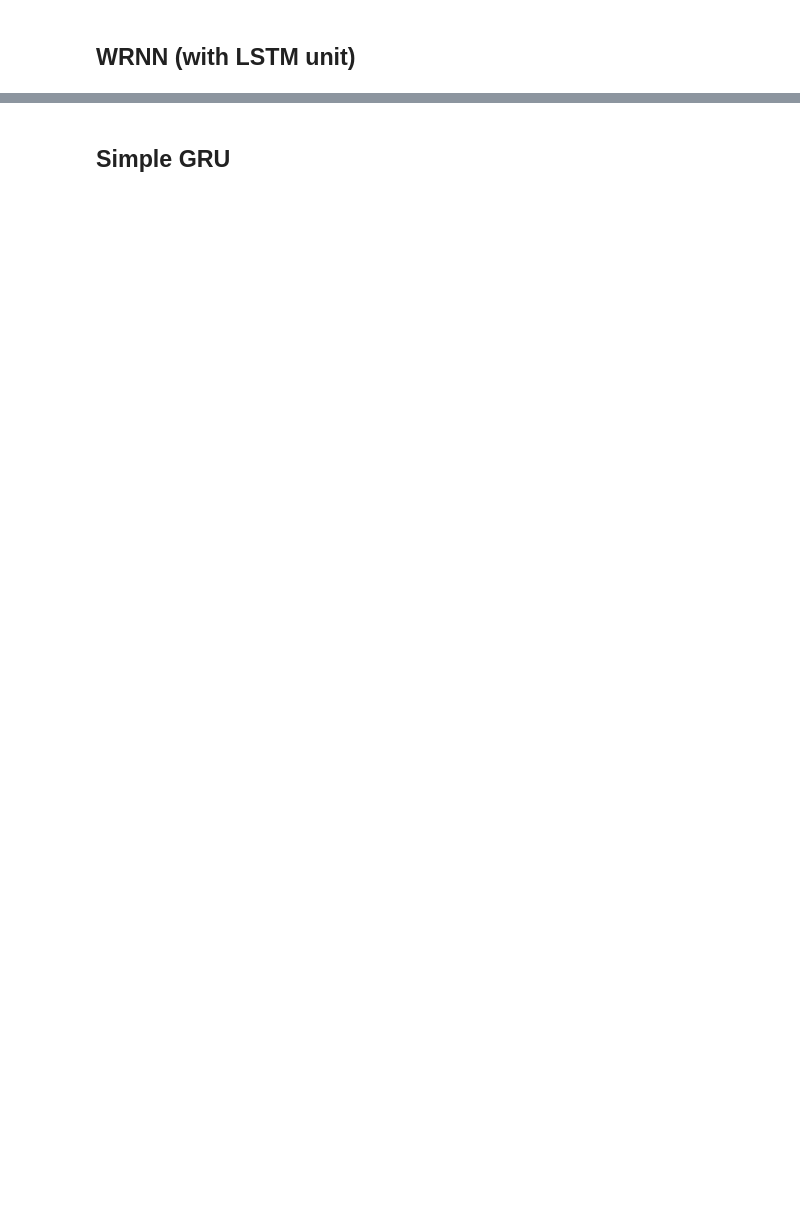
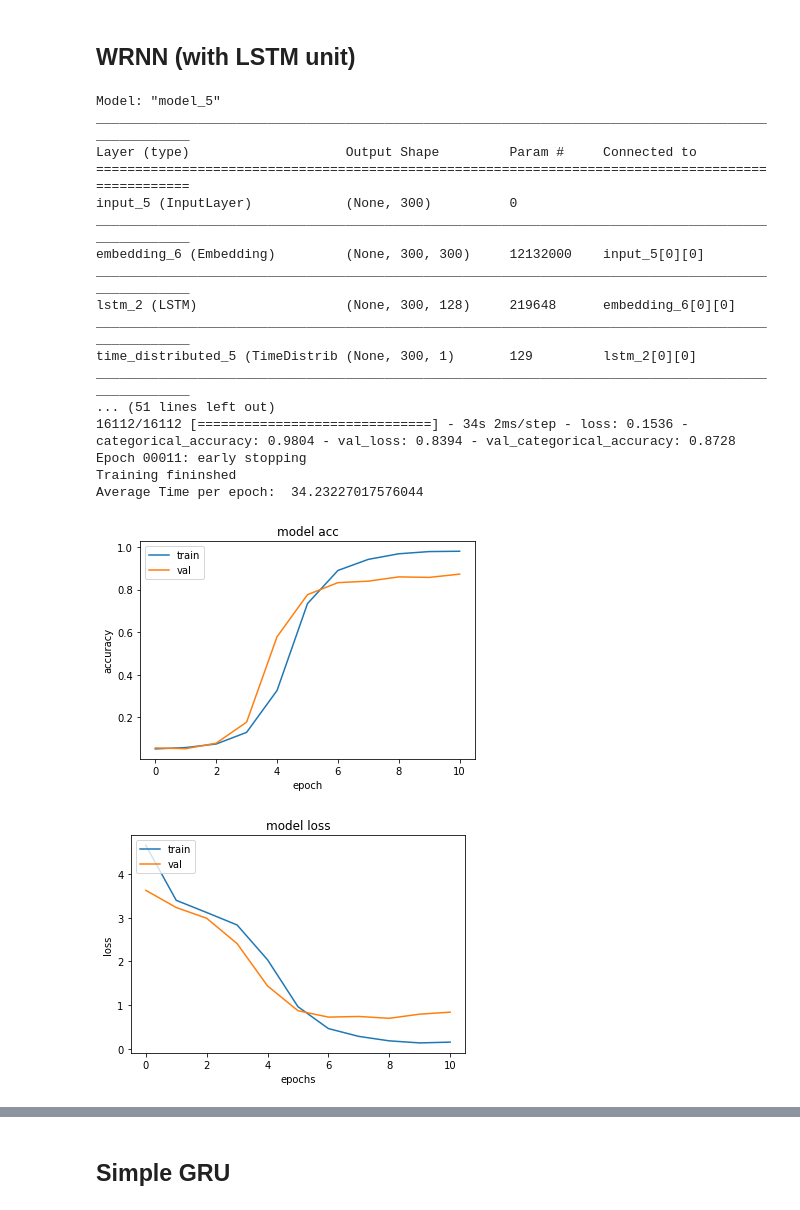
Before and after one commit to QuickLearner171998/Weighted-RNN-for-News-Text-Classification, a Jupyter notebook: WRNN_News_Text_Classification.ipynb, the cells around one changed output, grey strips where cells are left out. Saved outputs shown, nothing was run; the diff lists cells and outputs as text; code cells hidden in the pictures; blank space fills up the shorter version.

```diff
--- a/WRNN_News_Text_Classification.ipynb
+++ b/WRNN_News_Text_Classification.ipynb
@@ -437,4 +446,24 @@ weighted avg       0.88      0.88      0.88      1885
 ## WRNN (with LSTM unit)
 # %%
 model = get_wrnn(rnn='lstm')
-perform_experiment(model)
+perform_experiment(model, 'wrnn_lstm')
+# %% [output]
+Model: "model_5"
+__________________________________________________________________________________________________
+Layer (type)                    Output Shape         Param #     Connected to
+==================================================================================================
+input_5 (InputLayer)            (None, 300)          0
+__________________________________________________________________________________________________
+embedding_6 (Embedding)         (None, 300, 300)     12132000    input_5[0][0]
+__________________________________________________________________________________________________
+lstm_2 (LSTM)                   (None, 300, 128)     219648      embedding_6[0][0]
+__________________________________________________________________________________________________
+time_distributed_5 (TimeDistrib (None, 300, 1)       129         lstm_2[0][0]
+__________________________________________________________________________________________________
+... (51 lines left out)
+16112/16112 [==============================] - 34s 2ms/step - loss: 0.1536 - categorical_accuracy: 0.9804 - val_loss: 0.8394 - val_categorical_accuracy: 0.8728
+Epoch 00011: early stopping
+Training fininshed
+Average Time per epoch:  34.23227017576044
+[figure, added]
+[figure, added]
```
Also changed, not shown: parts of 19 cells of this notebook.
